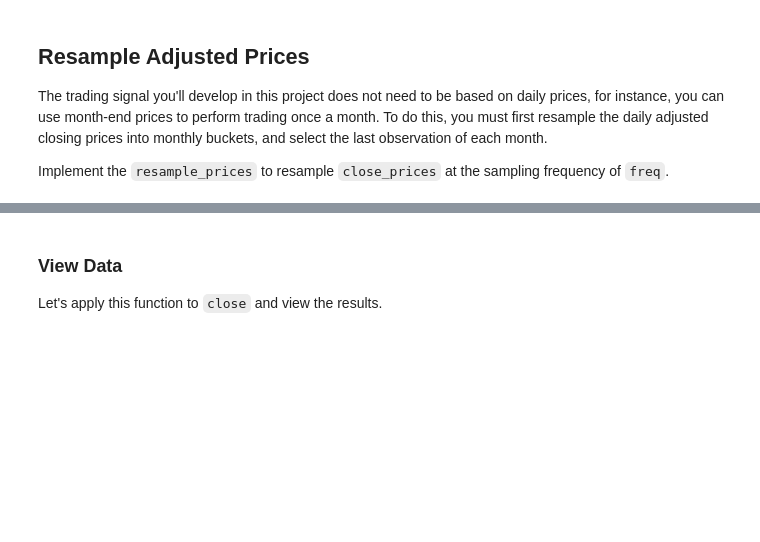
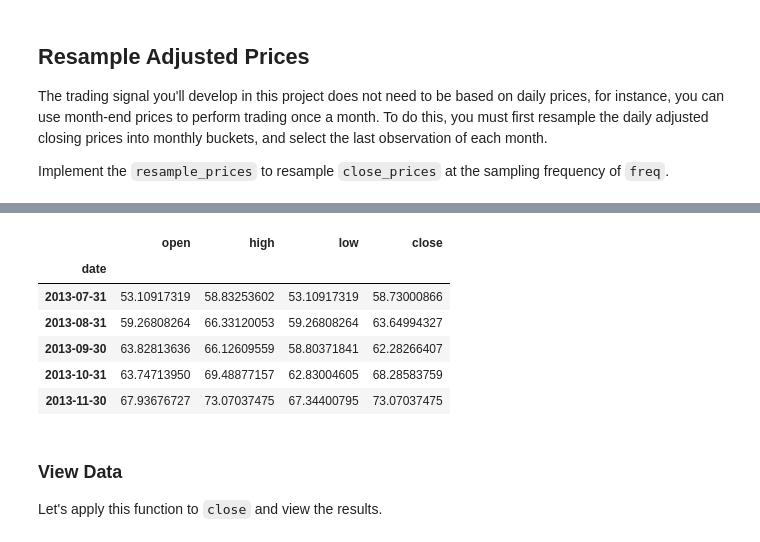
Before and after one commit to cerionXLII/MomentumBasedStockTrading, a Jupyter notebook: src/project_1_starter.ipynb, the cells around one changed output, grey strips where cells are left out. Cells and saved outputs as stored; diff of their text form; code cells hidden in the pictures; blank space fills up the shorter version.

```diff
--- a/src/project_1_starter.ipynb
+++ b/src/project_1_starter.ipynb
@@ -97,3 +105,14 @@ project_tests.test_resample_prices(resample_prices)
+# %%
+#Test of resample OHLC
+close[apple_ticker].resample('M').ohlc().head()
+# %% [output]
+|  | open | high | low | close |
+| date |  |  |  |  |
+| 2013-07-31 | 53.10917319 | 58.83253602 | 53.10917319 | 58.73000866 |
+| 2013-08-31 | 59.26808264 | 66.33120053 | 59.26808264 | 63.64994327 |
+| 2013-09-30 | 63.82813636 | 66.12609559 | 58.80371841 | 62.28266407 |
+| 2013-10-31 | 63.74713950 | 69.48877157 | 62.83004605 | 68.28583759 |
+| 2013-11-30 | 67.93676727 | 73.07037475 | 67.34400795 | 73.07037475 |
 # %% [markdown]
 ### View Data
 Let's apply this function to `close` and view the results.
```
Also changed, not shown: parts of 19 cells of this notebook, 1 other file.
